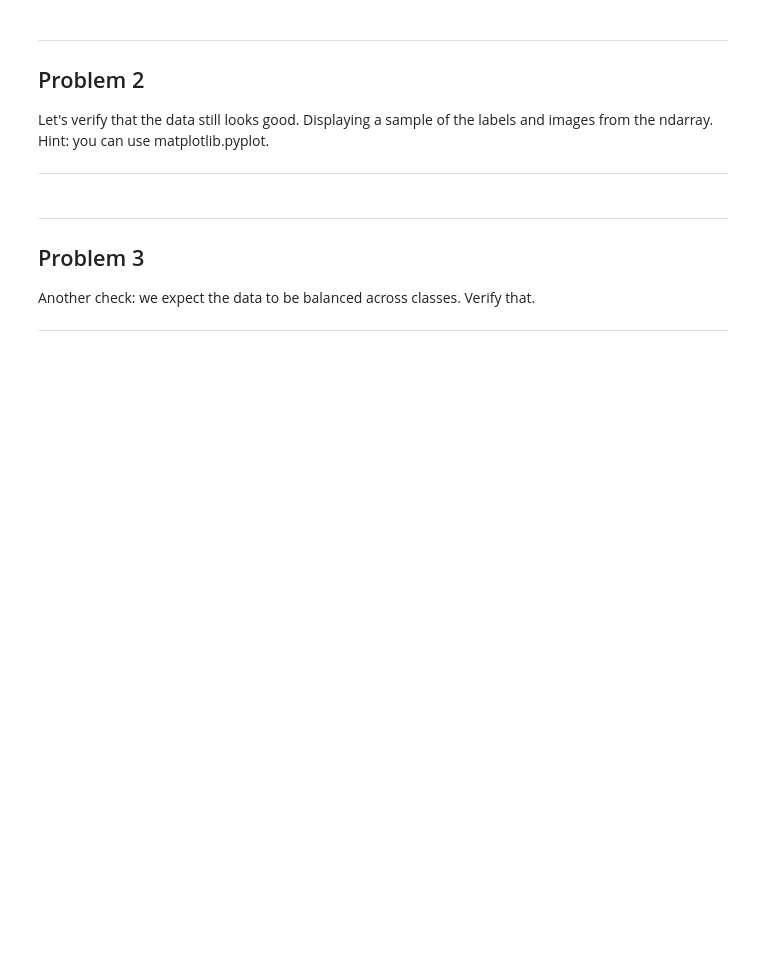
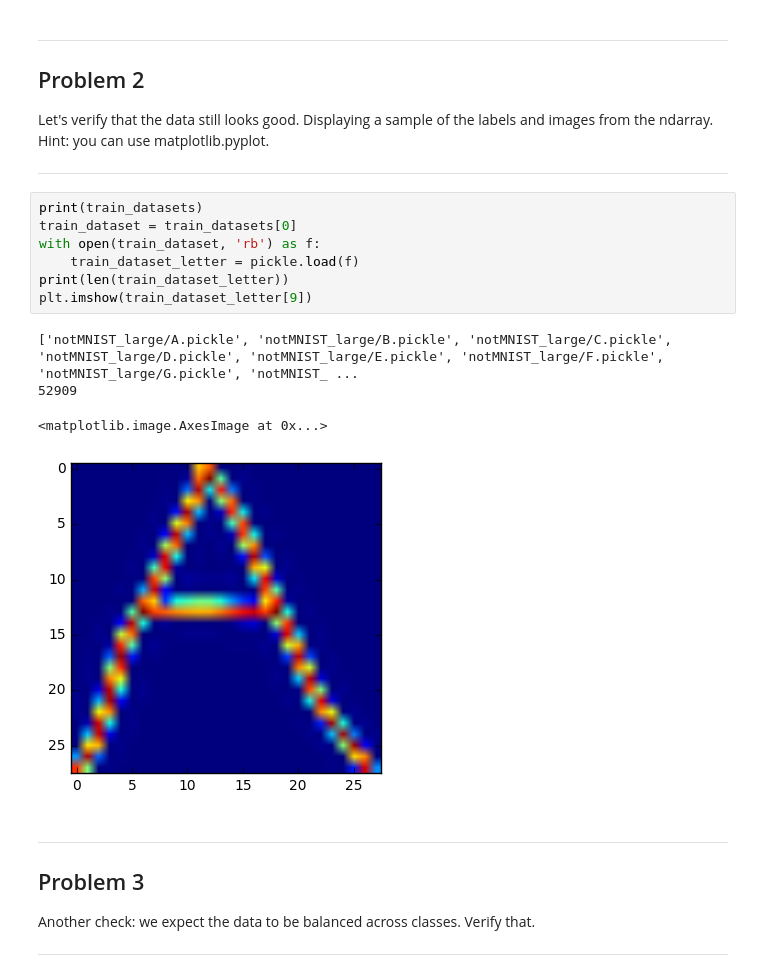
Before and after one commit to au9ustine/nd009, a Jupyter notebook: 1_notmnist.ipynb, the cells around one changed output. Cells and saved outputs as stored; diff of their text form; blank space fills up the shorter version.

```diff
--- a/1_notmnist.ipynb
+++ b/1_notmnist.ipynb
@@ -210,6 +210,18 @@ Problem 2
 Let's verify that the data still looks good. Displaying a sample of the labels and images from the ndarray. Hint: you can use matplotlib.pyplot.
 
 ---
+# %%
+print(train_datasets)
+train_dataset = train_datasets[0]
+with open(train_dataset, 'rb') as f:
+    train_dataset_letter = pickle.load(f)
+print(len(train_dataset_letter))
+plt.imshow(train_dataset_letter[9])
+# %% [output]
+['notMNIST_large/A.pickle', 'notMNIST_large/B.pickle', 'notMNIST_large/C.pickle', 'notMNIST_large/D.pickle', 'notMNIST_large/E.pickle', 'notMNIST_large/F.pickle', 'notMNIST_large/G.pickle', 'notMNIST_ ...
+52909
+<matplotlib.image.AxesImage at 0x...>
+[figure, added]
 # %% [markdown]
 ---
 Problem 3
```
Also changed, not shown: parts of 2 cells of this notebook.
